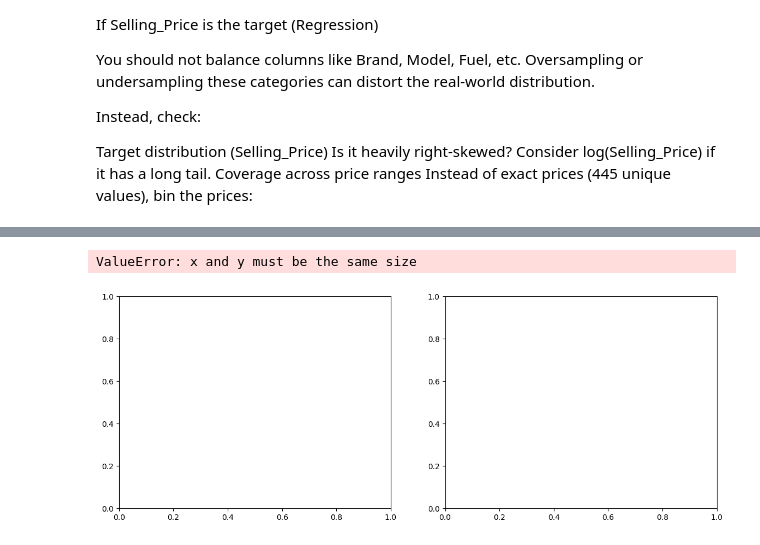
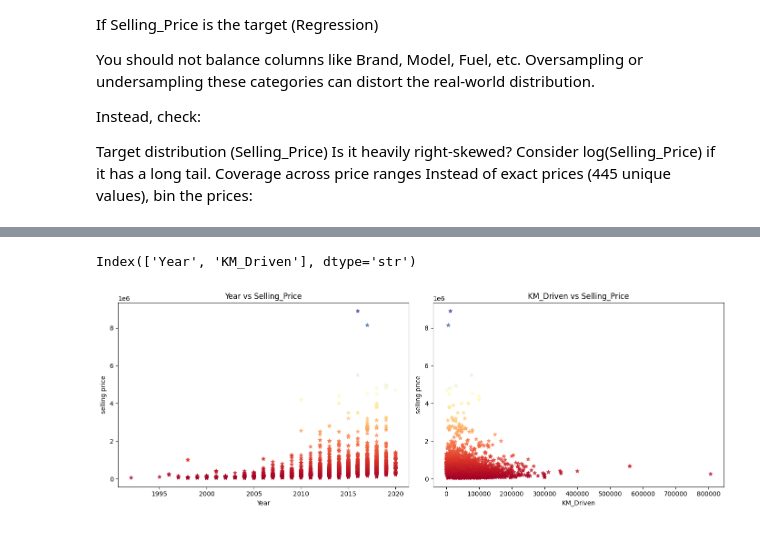
Before and after one commit to kanchanasubramani/Pandas-Matplotlib-Seaborn, a Jupyter notebook: matplotlib1.ipynb, the cells around one changed output, grey strips where cells are left out. Drawn from its saved outputs; the diff is of its cells as text; code cells hidden in the pictures.

```diff
--- a/matplotlib1.ipynb
+++ b/matplotlib1.ipynb
@@ -478,6 +498,9 @@ Coverage across price ranges
 Instead of exact prices (445 unique values), bin the prices:
 # %%
 # Calculate correlation for numeric columns only
-x = df.corr(numeric_only=True)['Selling_Price']
-x
+x = df.corr(numeric_only=True)['Selling_Price'].to_frame()
+type(x)
+
+df_numeric = df.select_dtypes(include='number')
+df_numeric
 # %% [output]
@@ -488,17 +520,24 @@ Name: Selling_Price, dtype: float64
+# %%
+
+a=df_numeric.drop(columns='Selling_Price',inplace=False)
+print(a.columns)
+# %% [output]
+Index(['Year', 'KM_Driven'], dtype='str')
 # %%
 fig, axes = plt.subplots(1,2, figsize=(14, 5 * 1))
-a=x.drop(columns='Selling_Price')
-a=a.to_frame()
-b=x[['Selling_Price']]
-b=b.to_frame()
+a=df_numeric.drop(columns='Selling_Price',inplace=False)
+b=df_numeric['Selling_Price']
+
+#axes = axes.flatten() if hasattr(axes, 'flatten') else [axes]
+
+# Plot first two columns against Selling_Price
 for i, col in enumerate(a.columns):
-    axes[i].scatter(a[col], b)
+    axes[i].scatter(a[col], b, alpha=0.7,marker="*",c=df_numeric["Selling_Price"], cmap="RdYlBu") # color by selling price
     axes[i].set_xlabel(col)
-    axes[i].set_ylabel('Selling_Price')
-    axes[i].set_title(f'{col} vs Selling_Price')
+    axes[i].set_ylabel("selling price")
+    axes[i].set_title(f"{col} vs Selling_Price")
 
 plt.tight_layout()
 plt.show()
 # %% [output]
-ValueError: x and y must be the same size
-[figure, old version]
+[figure, new version]
```
Also changed, not shown: parts of 14 cells of this notebook, 1 other file.
